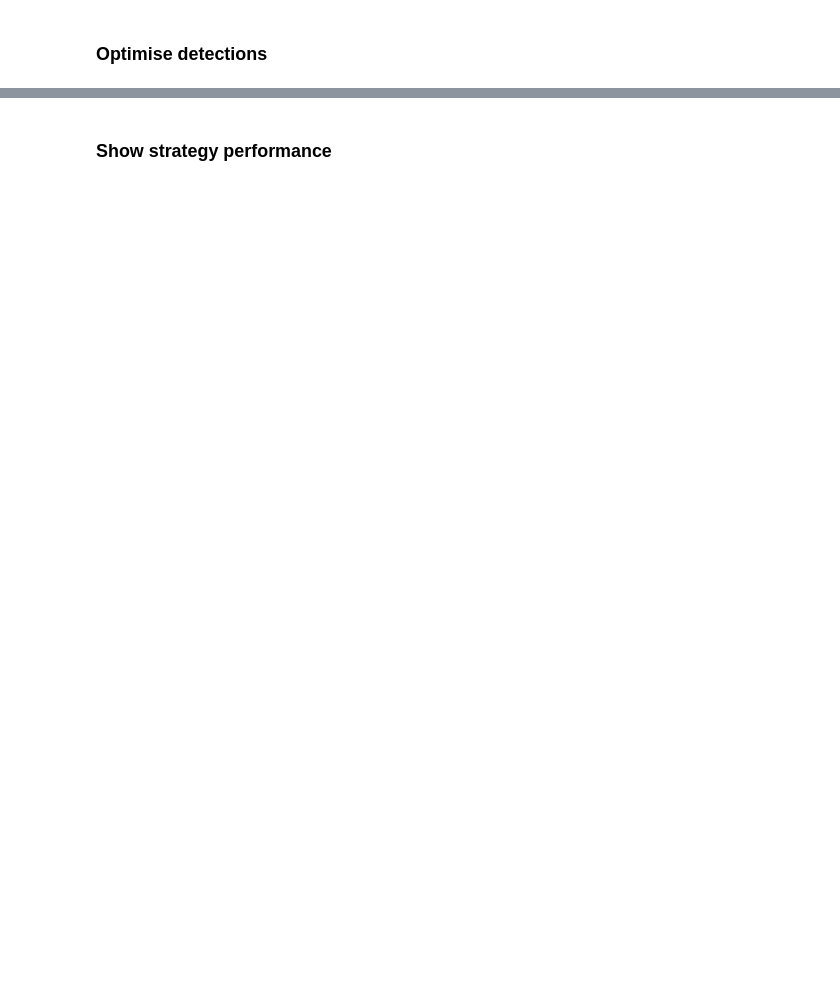
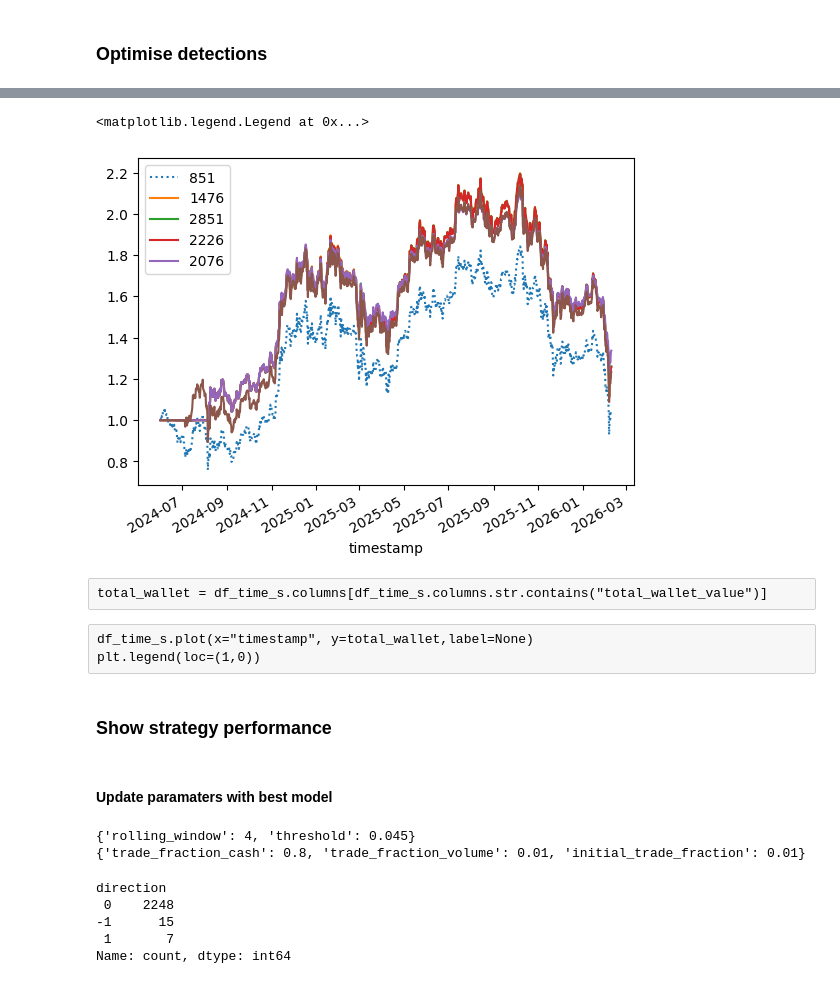
Before and after one commit to janalbertviljoen/Trading_Bot, a Jupyter notebook: optimise_strategies.ipynb, the cells around one changed output, grey strips where cells are left out. Drawn from its saved outputs; the diff is of its cells as text; code cells hidden in the pictures; blank space fills up the shorter version.

```diff
--- a/optimise_strategies.ipynb
+++ b/optimise_strategies.ipynb
@@ -53,2 +62,0 @@ df_sp = koudie.df_strategic_points
-# %%
-df_time_s = koudie.df_timeseries
@@ -54,0 +69,2 @@ df_time_s = koudie.df_timeseries
+# %%
+highest_comb = albi.df_sp.head(5)["coordinate"].reset_index(drop=True)
@@ -91,2 +108,2 @@ plt.show()
 # %%
-normalised_wallet = df_time_s.columns[df_time_s.columns.str.contains("normalised_wallet")]
+normalised_wallet = df_time_top.columns[df_time_top.columns.str.contains("normalised_wallet")]
@@ -99,2 +168,17 @@ df_time_s.plot(x="timestamp", y=total_wallet,label=None)
+# %%
+fig, ax = plt.subplots()
+df_time_s.plot(ax=ax,x="timestamp",y="normalised_price", ls=':')
+df_time_top.plot(ax=ax,x="timestamp", y=normalised_wallet)
+plt.legend(highest_comb)
+# %% [output]
+<matplotlib.legend.Legend at 0x...>
+[figure, added]
+# %% [raw]
+total_wallet = df_time_s.columns[df_time_s.columns.str.contains("total_wallet_value")]
+# %% [raw]
+df_time_s.plot(x="timestamp", y=total_wallet,label=None)
+plt.legend(loc=(1,0))
 # %% [markdown]
 ### Show strategy performance
+# %% [markdown]
+#### Update paramaters with best model
@@ -100,0 +220,5 @@ df_time_s.plot(x="timestamp", y=total_wallet,label=None)
+# %%
+update_config(goudie, df_sp, highest_comb)
+# %% [output]
+{'rolling_window': 4, 'threshold': 0.045}
+{'trade_fraction_cash': 0.8, 'trade_fraction_volume': 0.01, 'initial_trade_fraction': 0.01}
@@ -101 +227,9 @@ df_time_s.plot(x="timestamp", y=total_wallet,label=None)
+# %%
+goudie.df["direction"].value_counts()
+# %% [output]
+direction
+ 0    2248
+-1      15
+ 1       7
+Name: count, dtype: int64
 # %%
```
Also changed, not shown: parts of 52 cells of this notebook, 5 other files.
